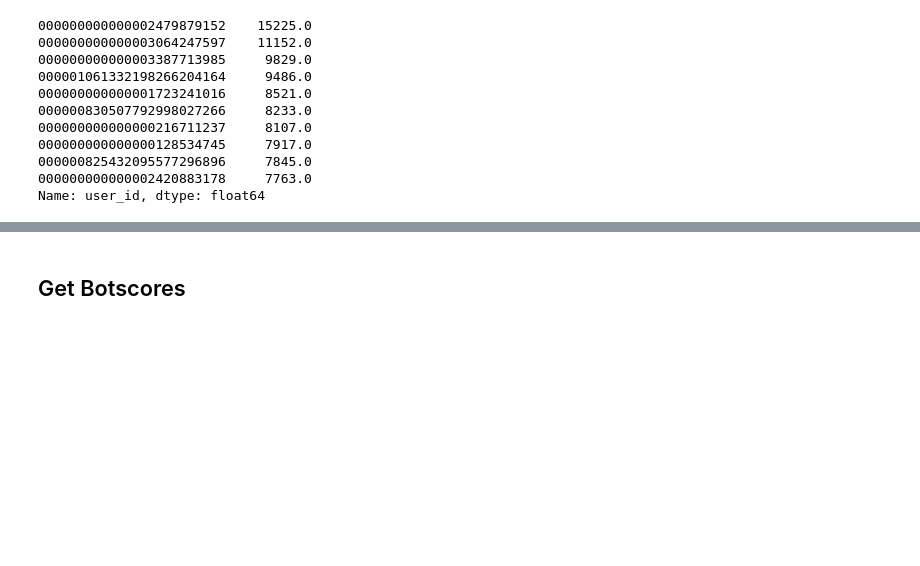
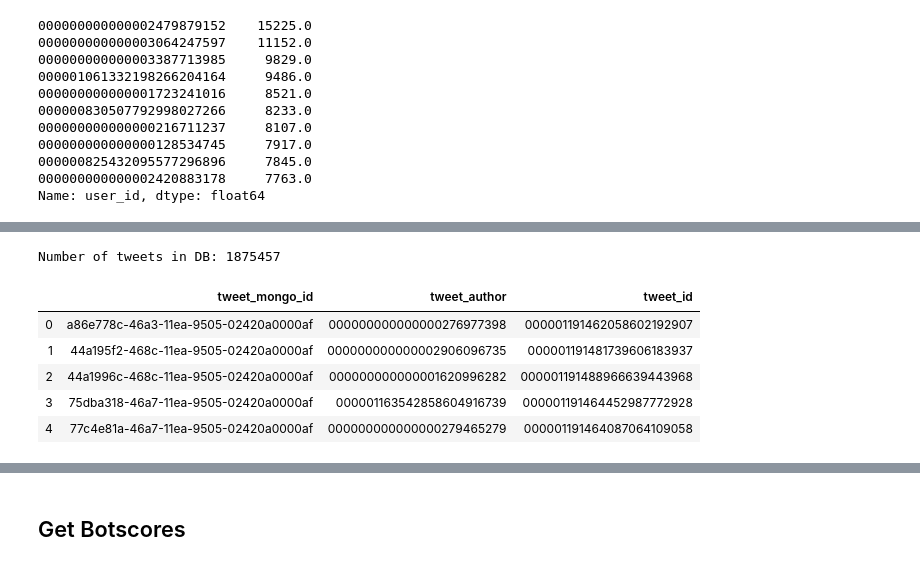
Before and after one commit to javier-pg/botbusters-spanish-general-elections-network-analysis, a Jupyter notebook: code/DataAugmentation.ipynb, the cells around one changed output, grey strips where cells are left out. Drawn from its saved outputs; the diff is of its cells as text; code cells hidden in the pictures; blank space fills up the shorter version.

```diff
--- a/code/DataAugmentation.ipynb
+++ b/code/DataAugmentation.ipynb
@@ -278,0 +267,12 @@ if len(operations) > 0:
+# %%
+%%time
+df_tweets = get_tweets(db.tweets)
+display(df_tweets.head(5))
+# %% [output]
+Number of tweets in DB: 1875457
+|  | tweet_mongo_id | tweet_author | tweet_id |
+| 0 | a86e778c-46a3-11ea-9505-02420a0000af | 000000000000000276977398 | 000001191462058602192907 |
+| 1 | 44a195f2-468c-11ea-9505-02420a0000af | 000000000000002906096735 | 000001191481739606183937 |
+| 2 | 44a1996c-468c-11ea-9505-02420a0000af | 000000000000001620996282 | 000001191488966639443968 |
+| 3 | 75dba318-46a7-11ea-9505-02420a0000af | 000001163542858604916739 | 000001191464452987772928 |
+| 4 | 77c4e81a-46a7-11ea-9505-02420a0000af | 000000000000000279465279 | 000001191464087064109058 |
```
Also changed, not shown: parts of 31 cells of this notebook, 2 other files.
